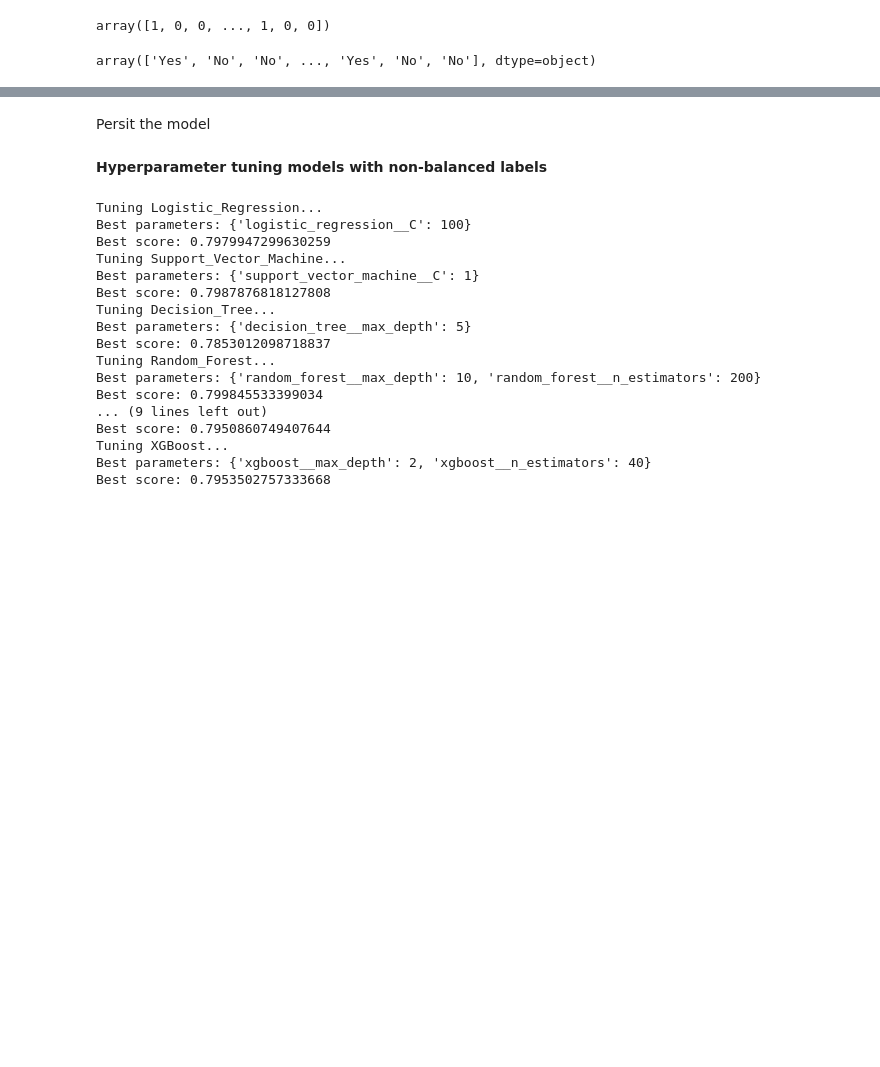
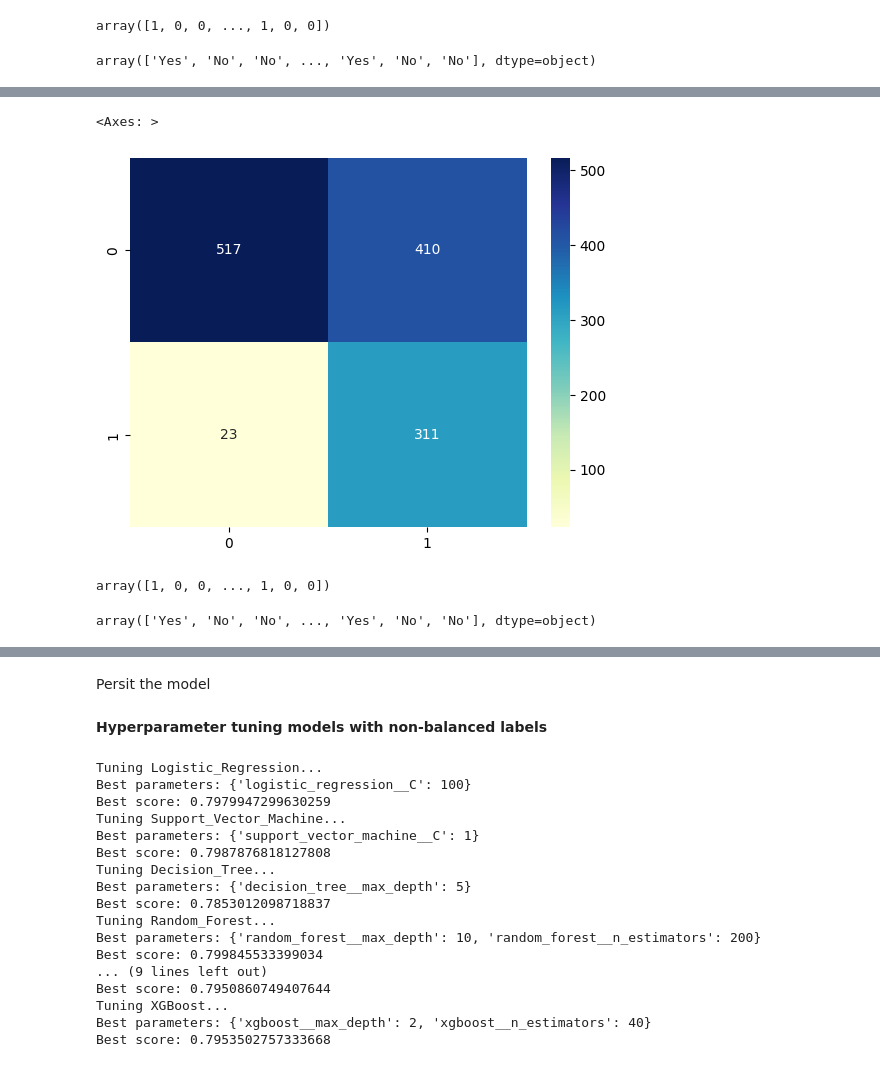
Before and after one commit to damzking/telco_churn-, a Jupyter notebook: LP2_telco_churn.ipynb, the cells around one changed output, grey strips where cells are left out. Cells and saved outputs as stored; diff of their text form; code cells hidden in the pictures; blank space fills up the shorter version.

Commit message:
xgb predict

```diff
--- a/LP2_telco_churn.ipynb
+++ b/LP2_telco_churn.ipynb
@@ -1908,0 +1903,3 @@ churn_test_df.sample(5)
+# %%
+XGBoost_tunedb=all_pipelines_b['XGBoost_tunedb']
+XGBoost_tunedb
@@ -1908,0 +1940,20 @@ churn_test_df.sample(5)
+# %%
+threshold = 0.145171
+y_pred_proba_xgb = XGBoost_tunedb.predict_proba(X_eval)[:, 1]
+
+binary_predictions = (y_pred_proba_xgb >= threshold).astype(int)
+threshold_matrix_xgb = confusion_matrix(y_eval_encode, binary_predictions)
+# %%
+sns.heatmap(threshold_matrix_xgb, annot=True, fmt='d', cmap='YlGnBu')
+# %% [output]
+<Axes: >
+[figure, added]
+# %%
+XGB_predict_churn = XGBoost_tunedb.predict(churn_test_df)
+XGB_predict_churn
+# %% [output]
+array([1, 0, 0, ..., 1, 0, 0])
+# %%
+encoder.inverse_transform(XGB_predict_churn)
+# %% [output]
+array(['Yes', 'No', 'No', ..., 'Yes', 'No', 'No'], dtype=object)
```
Also changed, not shown: parts of 10 cells of this notebook.
